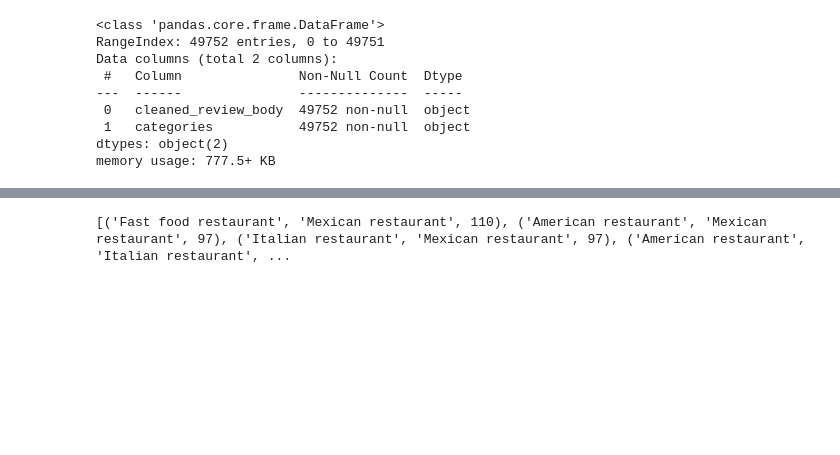
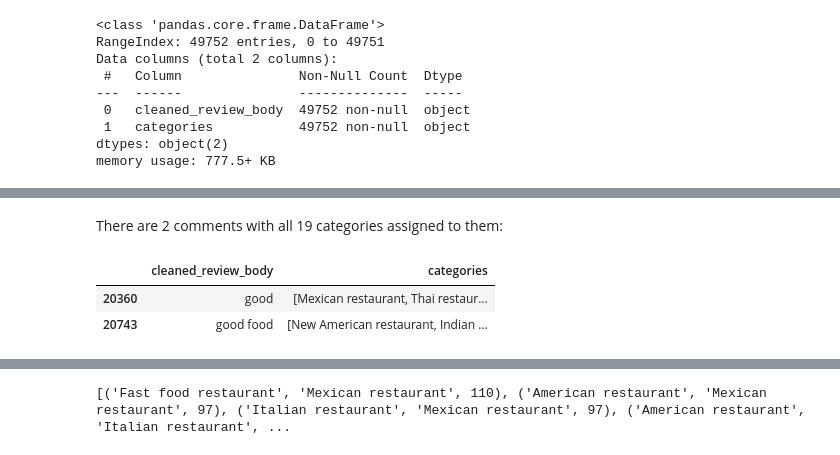
Before and after one commit to beatrizmarques2005/text_mining_in_reviews, a Jupyter notebook: notebooks/03_multilabel_classification.ipynb, the cells around one changed output, grey strips where cells are left out. Drawn from its saved outputs; the diff is of its cells as text; code cells hidden in the pictures; blank space fills up the shorter version.

```diff
--- a/notebooks/03_multilabel_classification.ipynb
+++ b/notebooks/03_multilabel_classification.ipynb
@@ -462,0 +445,8 @@ memory usage: 777.5+ KB
+# %% [markdown]
+There are 2 comments with all 19 categories assigned to them:
+# %%
+new_dataset[new_dataset['categories'].apply(len) == 19]
+# %% [output]
+|  | cleaned_review_body | categories |
+| 20360 | good | [Mexican restaurant, Thai restaur... |
+| 20743 | good food | [New American restaurant, Indian ... |
```
Also changed, not shown: parts of 28 cells of this notebook.
